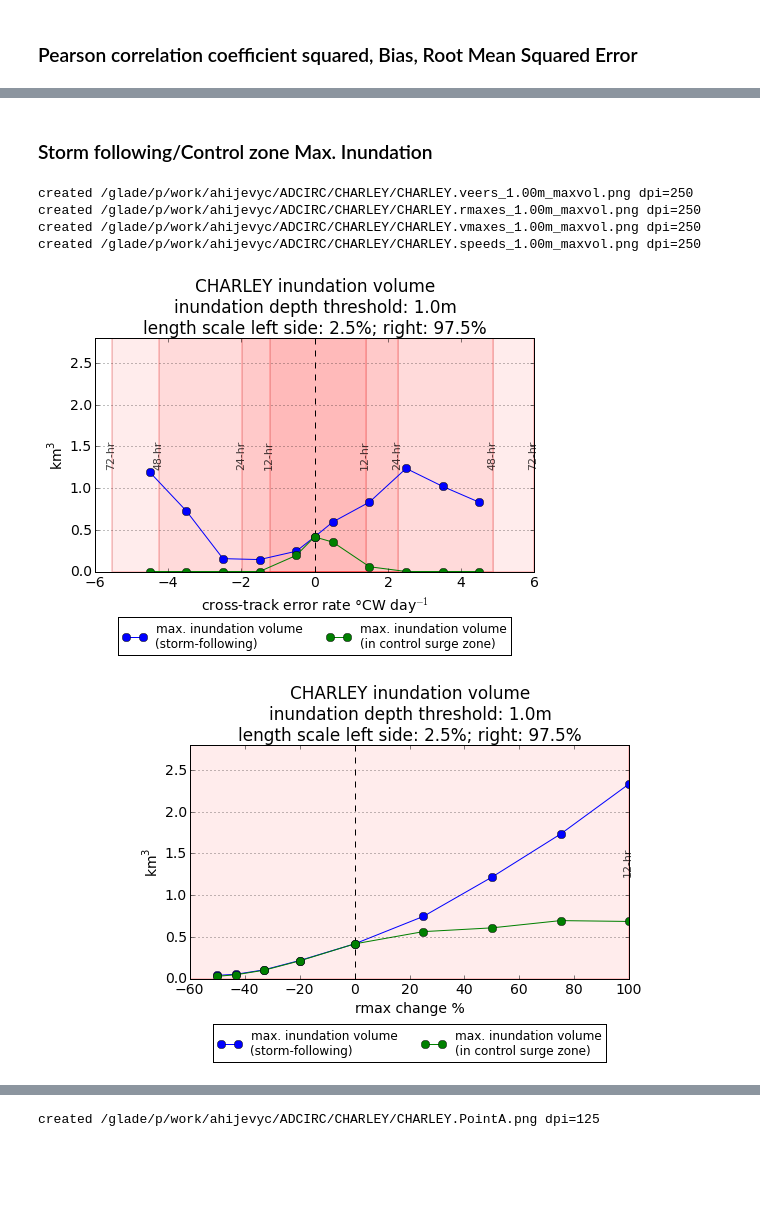
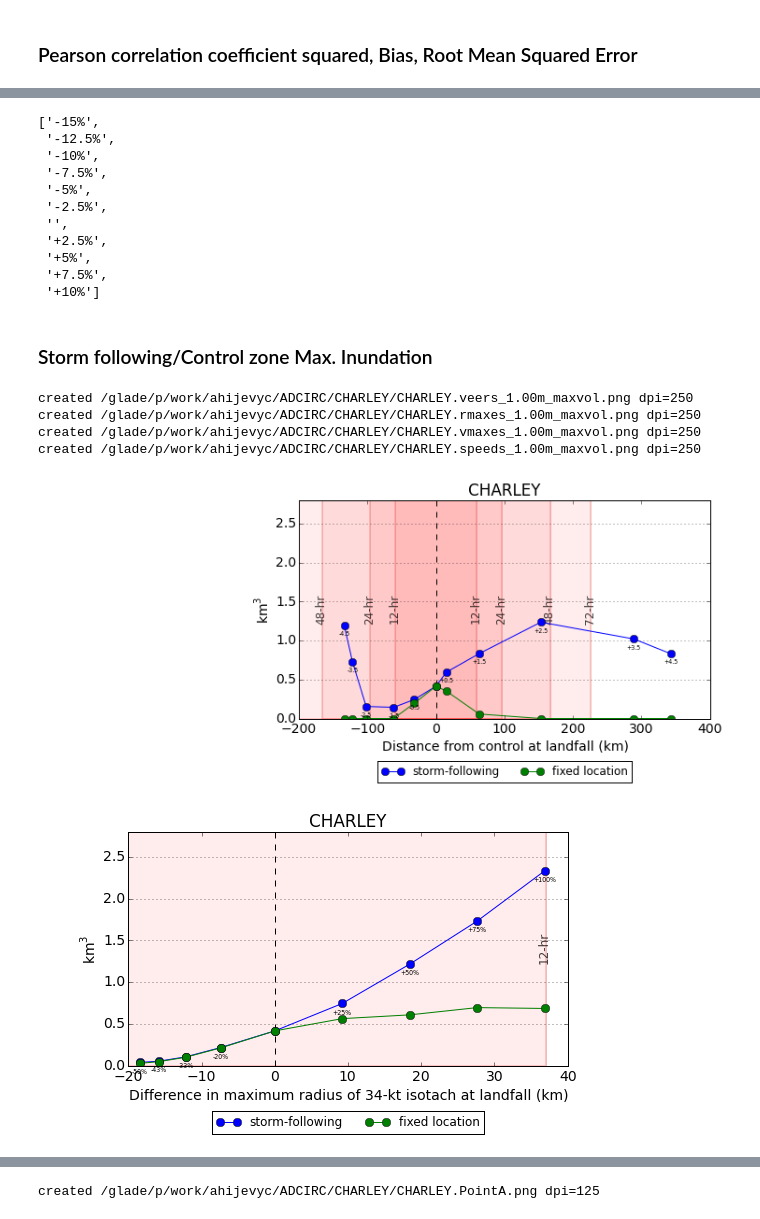
Before and after one commit to ahijevyc/ADCIRC, a Jupyter notebook: CHARLEY.ipynb, the cells around one changed output, grey strips where cells are left out. Saved outputs shown, nothing was run; the diff lists cells and outputs as text; code cells hidden in the pictures; blank space fills up the shorter version.

```diff
--- a/CHARLEY.ipynb
+++ b/CHARLEY.ipynb
@@ -585,7 +640,8 @@ for perturbation in [veers, vmaxes, rmaxes, speeds]:
         maxele = []
         for i, v in enumerate(perturbation):
             maxele.append(np.percentile(perturbation.maxele[i][ibox],p))
-        line = ax[0].plot(perturbation.values,maxele,marker='o',label='%.1f'%p)
+        # Used to plot perturbation.values on x-axis. Changed Feb 28, 2017.
+        line = ax[0].plot(perturbation.xticks,maxele,marker='o',label='%.1f'%p)
 
     imaxs = []
     for i, v in enumerate(perturbation):
@@ -656,7 +717,9 @@ for perturbation in [veers, vmaxes, rmaxes, speeds]:
         continue
 
     fig, ax = plt.subplots()
-    plt.plot(perturbation.values,perturbation.area,marker='o',label='area')
+    # use comma after thisline to "un-list" the one-item list of line objects
+    thisline, = plt.plot(perturbation.xticks,perturbation.area,marker='o',label='area')
+    annotate_pts(perturbation, thisline)
     plt.tight_layout()
     plt.ylabel('$\mathregular{km^2}$')
     plt.title(perturbation.title)
@@ -687,7 +750,8 @@ for perturbation in [veers, vmaxes, rmaxes, speeds]:
         continue
 
     fig, ax = plt.subplots()
-    plt.plot(perturbation.values,perturbation.depth,marker='o',label='avg. depth in inundation zone')
+    thisline, = plt.plot(perturbation.xticks,perturbation.depth,marker='o',label='avg. depth in inundation zone')
+    annotate_pts(perturbation, thisline)
     plt.tight_layout()
     plt.ylabel('$\mathregular{m}$')
     plt.title(perturbation.title)
@@ -739,23 +803,26 @@ for perturbation in [veers, vmaxes, rmaxes, speeds]:
             fh.close()
 
     #print perturbation.values, r2
-    plt.title(perturbation.storm.name)
-    r2p, = plt.plot(perturbation.values,r2,label='$\mathregular{r^2}$',marker='o')
+    plt.title(perturbation.title)
+    r2p, = plt.plot(perturbation.xticks,r2,label='$\mathregular{r^2}$',marker='o')
     # biasp, = plt.plot(perturbation.values,bias,label='multiplic. bias',marker='o')
+
+
     ax.set_xlabel(perturbation.xlabel)
     zeroLine(ax)
     forecast_err_boxes(ax,perturbation)
 
     ax.yaxis.grid()
     ax.set_ylim(0,1.2)
-    ax.set_ylabel('corr coeff squared\n($\mathregular{r^2}$)')
+    ax.set_ylabel('corr. coeff. squared\n($\mathregular{r^2}$)')
     ax2 = ax.twinx()
     ax2.set_ylim(0,1.2)
     ax2.set_ylabel('rmse (m)')
-    rmsep, = ax2.plot(perturbation.values,rmse,label='rmse',marker='o',color='red')
+    rmsep, = ax2.plot(perturbation.xticks,rmse,label='rmse',marker='o',color='red')
     # had to force this for rmaxes
-    if perturbation == rmaxes:
-        ax.set_xlim(left=-50,right=100)
+    if perturbation == rmaxes and perturbation.storm.name == 'IKE':
+        ax.set_xlim(left=-50,right=80)
+
 
 
     # put legend to the right of the current axis
@@ -774,33 +841,58 @@ created /glade/p/work/ahijevyc/ADCIRC/CHARLEY/CHARLEY.speeds_1.00m_stats.png dpi
+# %%
+speeds.valuelabels
+# %% [output]
+['-15%',
+ '-12.5%',
+ '-10%',
+ '-7.5%',
+ '-5%',
+ '-2.5%',
+ '',
+ '+2.5%',
+ '+5%',
+ '+7.5%',
+ '+10%']
 # %% [markdown]
 ### Storm following/Control zone Max. Inundation
 # %%
 for perturbation in [veers, rmaxes, vmaxes, speeds]:
     if len(perturbation.values) == 0:
         print "no values for "+perturbation.name+" perturbation"
         continue
 
     fig, ax = plt.subplots(figsize=(7,4.))
     plt.tight_layout()
 
-    ax.plot(perturbation.values,perturbation.max_vol, marker='o',label='max. inundation volume\n(storm-following)')
-    ax.plot(perturbation.values,perturbation.max_vol_in_ctrl, marker='o',label='max. inundation volume\n(in control surge zone)')
+    storm_following_line, = ax.plot(perturbation.xticks,perturbation.max_vol, marker='o',label='storm-following')
+    fixed_location_line, = ax.plot(perturbation.xticks,perturbation.max_vol_in_ctrl, marker='o',label='fixed location')
     plt.ylabel('$\mathregular{km^3}$')
     plt.title(perturbation.title)
     ax.set_xlabel(perturbation.xlabel)
     zeroLine(ax)
     forecast_err_boxes(ax, perturbation)
     ax.yaxis.grid()
     ax.set_ylim(0,2.8)
-    if perturbation.storm.name == 'IKE': ax.set_ylim(0,60.)
+    if perturbation.storm.name == 'IKE':
+        if perturbation == rmaxes or perturbation == vmaxes:
+            ax.set_ylim(0,60.)
+        else:
+            ax.set_ylim(0,30.)
 
     # put legend to the right of the current axis
     plt.legend(loc='upper center', bbox_to_anchor=(0.5,-0.17), ncol=2, fontsize=12)
+    # Label line with greater mean values
+    if np.mean(perturbation.max_vol) > np.mean(perturbation.max_vol_in_ctrl):
+        annotate_pts(perturbation, storm_following_line)
+    else:
+        annotate_pts(perturbation, fixed_location_line)
+
+
 
     status = mysavfig(perturbation.storm.basedir+perturbation.storm.name+'.'+perturbation.name+'_'+perturbation.Ithresh+'_maxvol.png', dpi=250)
 # %% [output]
 created /glade/p/work/ahijevyc/ADCIRC/CHARLEY/CHARLEY.veers_1.00m_maxvol.png dpi=250
 created /glade/p/work/ahijevyc/ADCIRC/CHARLEY/CHARLEY.rmaxes_1.00m_maxvol.png dpi=250
 created /glade/p/work/ahijevyc/ADCIRC/CHARLEY/CHARLEY.vmaxes_1.00m_maxvol.png dpi=250
 created /glade/p/work/ahijevyc/ADCIRC/CHARLEY/CHARLEY.speeds_1.00m_maxvol.png dpi=250
-[figure, old version]
+[figure, new version]
-[figure, old version]
+[figure, new version]
```
Also changed, not shown: parts of 13 cells of this notebook.
